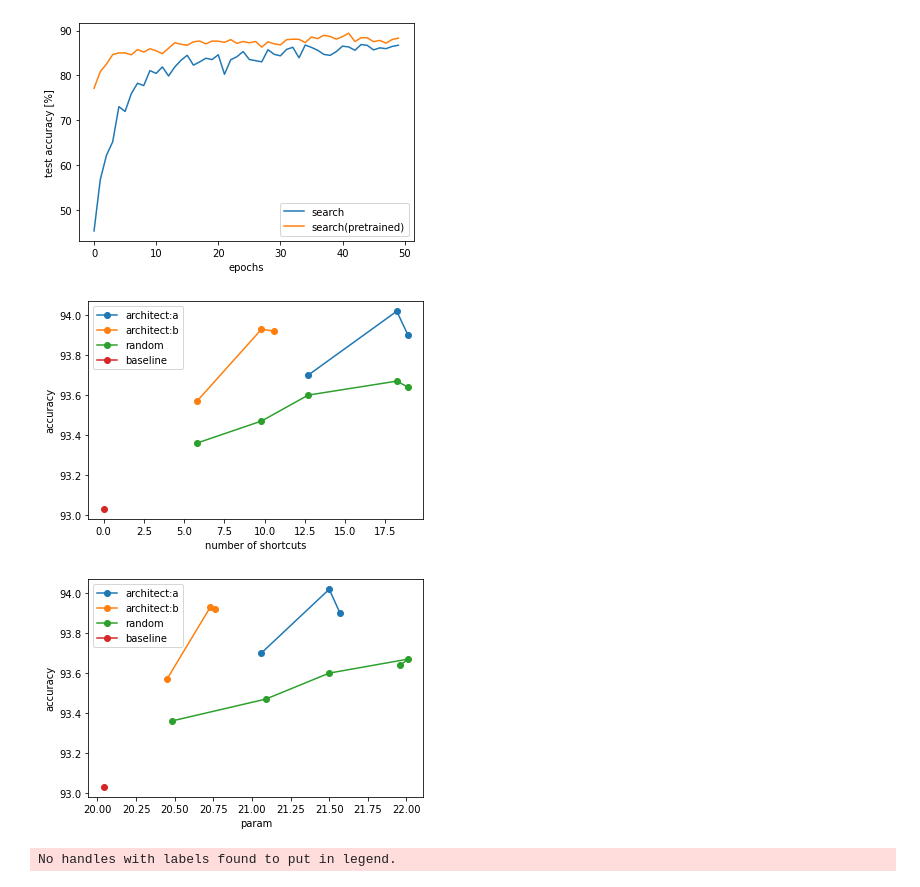
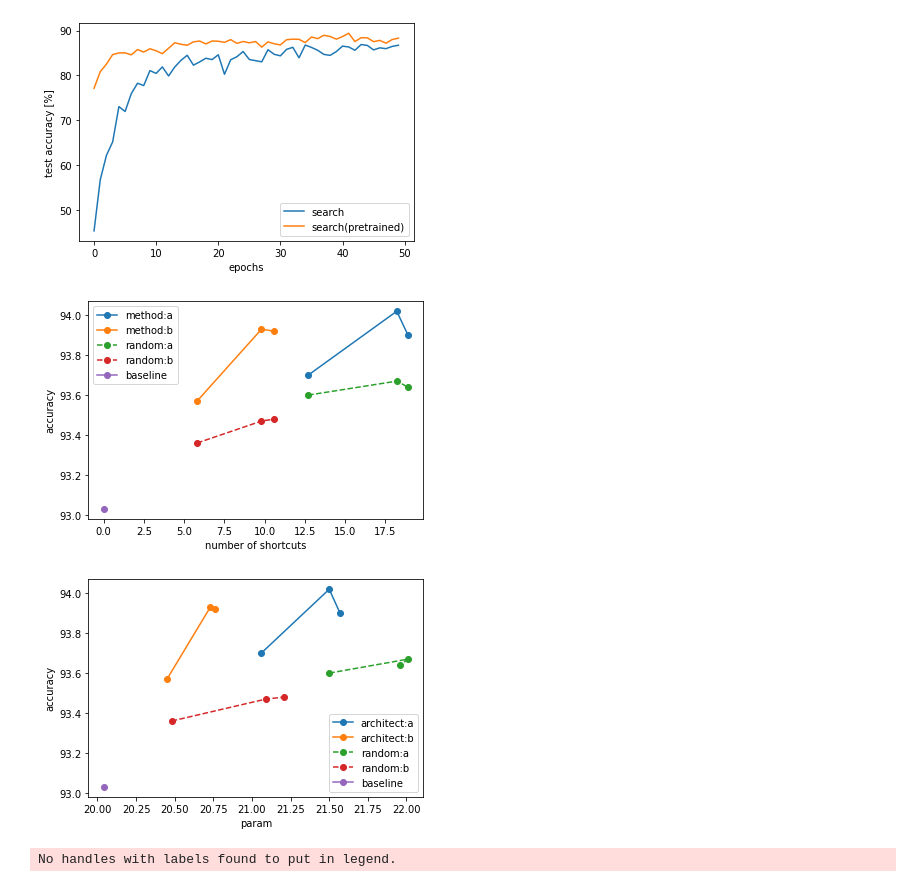
Before and after one commit to tatsuya-sugiyama/notebook, a Jupyter notebook: Untitled0.ipynb, the cells around one changed output. Drawn from its saved outputs; the diff is of its cells as text; code cells hidden in the pictures.

```diff
--- a/Untitled0.ipynb
+++ b/Untitled0.ipynb
@@ -244,10 +336,10 @@ a = [(93.7, 21.06, 12.7),
 b = [(93.57, 20.45, 5.8),
      (93.93, 20.73, 9.8),
      (93.92, 20.76, 10.6)]
-r = [(93.36, 20.48, 5.8),
+rb = [(93.36, 20.48, 5.8),
      (93.47, 21.09, 9.8),
-
-     (93.6, 21.5, 12.7),
+     (93.48, 21.21, 10.6),]
+ra = [(93.6, 21.5, 12.7),
      (93.67, 22.01, 18.2),
      (93.64, 21.96, 18.9)]
 s = [(93.03, 20.04, 0.0)]
@@ -255,11 +347,13 @@ s = [(93.03, 20.04, 0.0)]
 fig = plt.figure()
 
 acc, par, sho = zip(*a)
-plt.plot(sho, acc, label="architect:a", marker='o')
+plt.plot(sho, acc, label="method:a", marker='o')
 acc, par, sho = zip(*b)
-plt.plot(sho, acc, label="architect:b", marker='o')
-acc, par, sho = zip(*r)
-plt.plot(sho, acc, label="random", marker='o')
+plt.plot(sho, acc, label="method:b", marker='o')
+acc, par, sho = zip(*ra)
+plt.plot(sho, acc, label="random:a", marker='o', linestyle="dashed")
+acc, par, sho = zip(*rb)
+plt.plot(sho, acc, label="random:b", marker='o', linestyle="dashed")
 acc, par, sho = zip(*s)
 plt.plot(sho, acc, label="baseline", marker='o')
 
@@ -269,26 +363,28 @@ plt.legend()
 plt.show()
 fig.savefig(os.path.join("", "graph.png"))
 # %% [output]
-[figure, old version]
+[figure, new version]
 # %%
 fig = plt.figure()
 
 acc, par, sho = zip(*a)
 plt.plot(par, acc, label="architect:a", marker='o')
 acc, par, sho = zip(*b)
 plt.plot(par, acc, label="architect:b", marker='o')
-acc, par, sho = zip(*r)
-plt.plot(par, acc, label="random", marker='o')
+acc, par, sho = zip(*ra)
+plt.plot(par, acc, label="random:a", marker='o', linestyle="dashed")
+acc, par, sho = zip(*rb)
+plt.plot(par, acc, label="random:b", marker='o', linestyle="dashed")
 acc, par, sho = zip(*s)
 plt.plot(par, acc, label="baseline", marker='o')
 
 plt.xlabel("param")
 plt.ylabel("accuracy")
 plt.legend()
 plt.show()
 fig.savefig(os.path.join("", "graph.png"))
 # %% [output]
-[figure, old version]
+[figure, new version]
 # %%
 fig = plt.figure()
 
```
Also changed, not shown: parts of 18 cells of this notebook, 3 other files.
